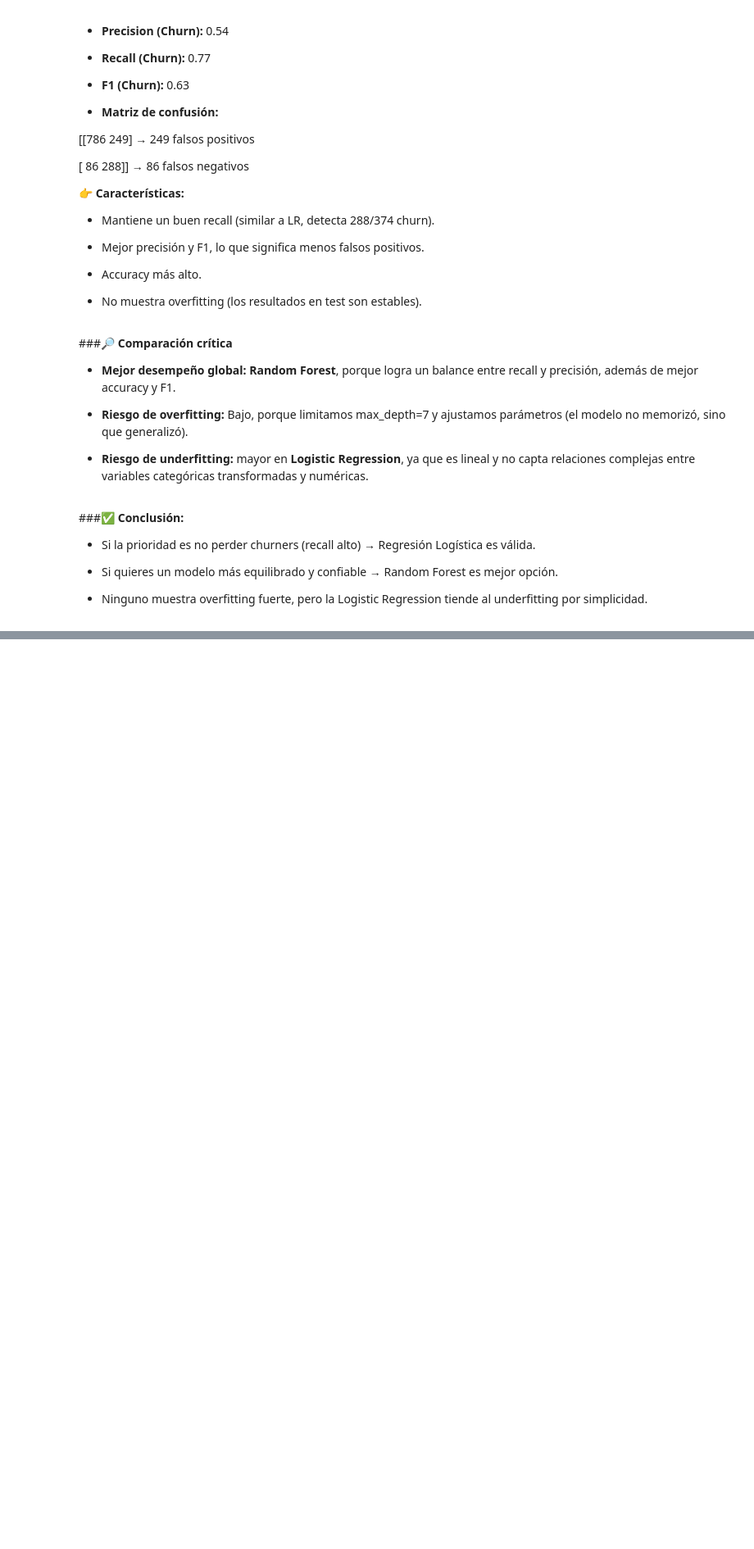
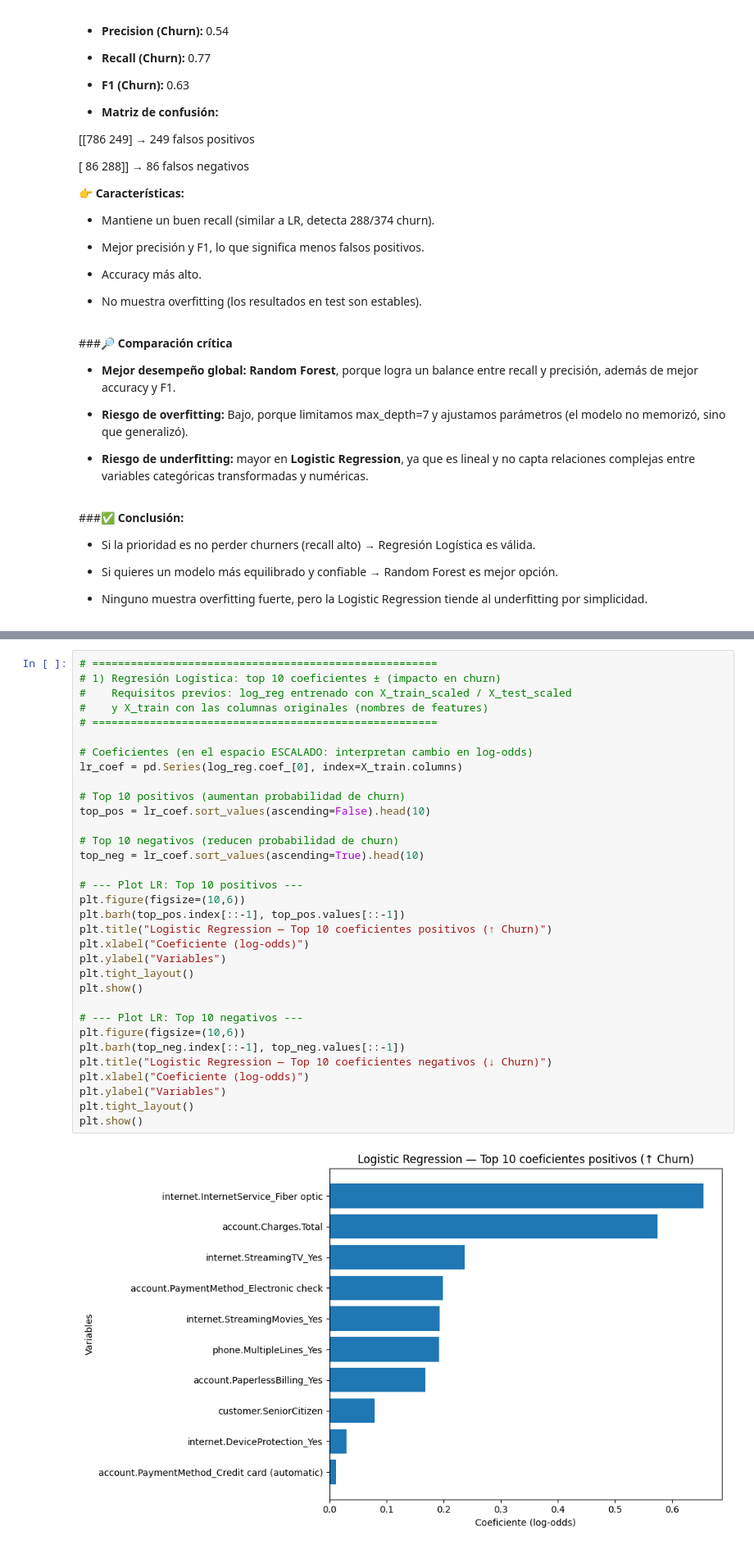
Before and after one commit to Diana13Delgado/Challenge-TelecomX-parte-2, a Jupyter notebook: Challenge_TelecomX_parte_2.ipynb, the cells around one changed output, grey strips where cells are left out. Shown at 82% size. Drawn from its saved outputs; the diff is of its cells as text; blank space fills up the shorter version.

```diff
--- a/Challenge_TelecomX_parte_2.ipynb
+++ b/Challenge_TelecomX_parte_2.ipynb
@@ -581,0 +623,35 @@ weighted avg       0.80      0.76      0.77      1409
+# %%
+# ======================================================
+# 1) Regresión Logística: top 10 coeficientes ± (impacto en churn)
+#    Requisitos previos: log_reg entrenado con X_train_scaled / X_test_scaled
+#    y X_train con las columnas originales (nombres de features)
+# ======================================================
+
+# Coeficientes (en el espacio ESCALADO: interpretan cambio en log-odds)
+lr_coef = pd.Series(log_reg.coef_[0], index=X_train.columns)
+
+# Top 10 positivos (aumentan probabilidad de churn)
+top_pos = lr_coef.sort_values(ascending=False).head(10)
+
+# Top 10 negativos (reducen probabilidad de churn)
+top_neg = lr_coef.sort_values(ascending=True).head(10)
+
+# --- Plot LR: Top 10 positivos ---
+plt.figure(figsize=(10,6))
+plt.barh(top_pos.index[::-1], top_pos.values[::-1])
+plt.title("Logistic Regression — Top 10 coeficientes positivos (↑ Churn)")
+plt.xlabel("Coeficiente (log-odds)")
+plt.ylabel("Variables")
+plt.tight_layout()
+plt.show()
+
+# --- Plot LR: Top 10 negativos ---
+plt.figure(figsize=(10,6))
+plt.barh(top_neg.index[::-1], top_neg.values[::-1])
+plt.title("Logistic Regression — Top 10 coeficientes negativos (↓ Churn)")
+plt.xlabel("Coeficiente (log-odds)")
+plt.ylabel("Variables")
+plt.tight_layout()
+plt.show()
+# %% [output]
+[figure, added]
```
Also changed, not shown: parts of 12 cells of this notebook.
